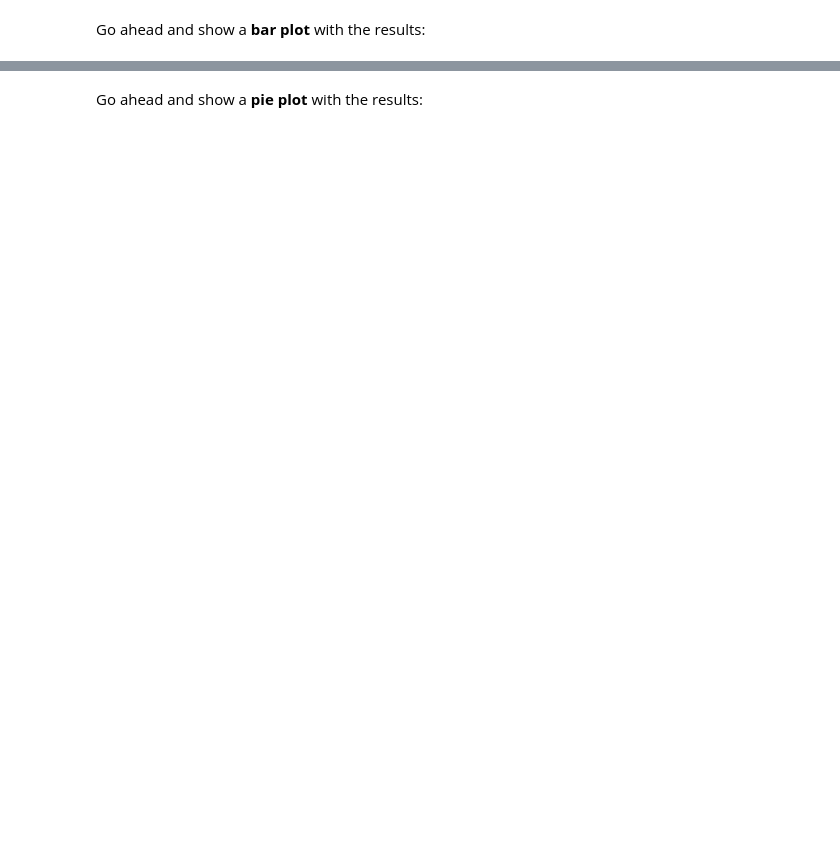
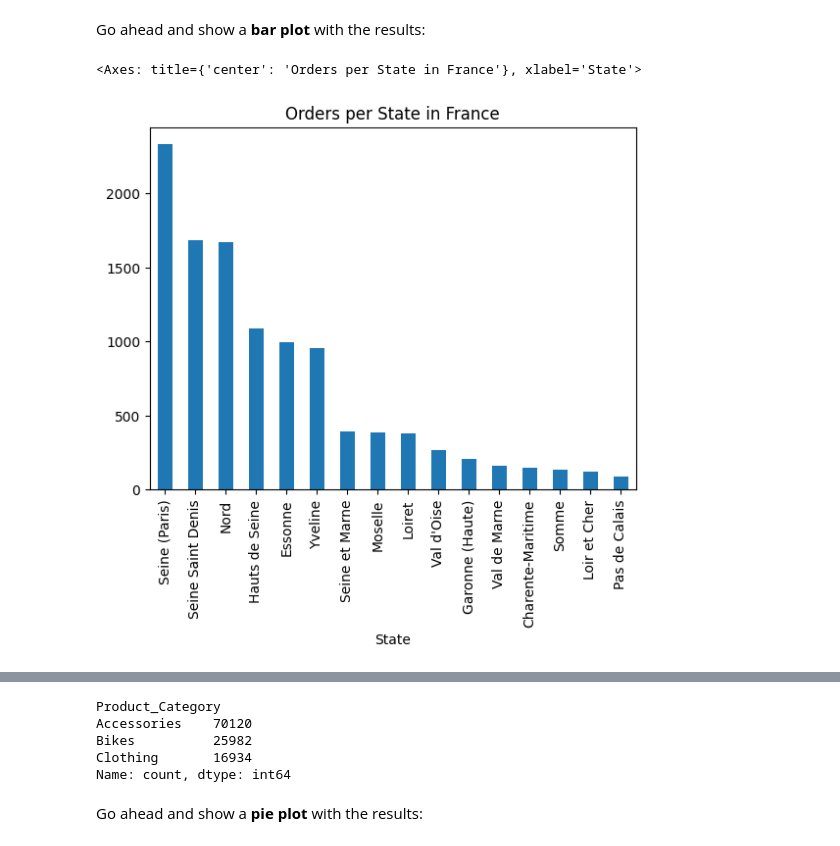
Before and after one commit to myllah/freecodecamp_data_analysis_with_python, a Jupyter notebook: 02 - Data Analysis Example A/Exercises_1.ipynb, the cells around one changed output, grey strips where cells are left out. Saved outputs shown, nothing was run; the diff lists cells and outputs as text; code cells hidden in the pictures; blank space fills up the shorter version.

```diff
--- a/02 - Data Analysis Example A/Exercises_1.ipynb
+++ b/02 - Data Analysis Example A/Exercises_1.ipynb
@@ -350,6 +354,7 @@ sales['Calculated_Date'].value_counts().plot(kind='line', figsize=(14,6))
 ### Increase 50 U$S revenue to every sale
 # %%
 # your code goes here
+sales['Revenue'] += 50
 # %%
 #sales['Revenue'] = sales['Revenue'] + 50
 
@@ -387,3 +417,9 @@ Go ahead and show a <b>bar plot</b> with the results:
+# %%
+# your code goes here
+sales.loc[sales['Country'] == 'France', 'State'].value_counts().plot(kind='bar', title='Orders per State in France')
+# %% [output]
+<Axes: title={'center': 'Orders per State in France'}, xlabel='State'>
+[figure, added]
 # %%
 france_states.plot(kind='bar', figsize=(14,6))
 # %% [markdown]
@@ -392,6 +428,13 @@ france_states.plot(kind='bar', figsize=(14,6))
 ### How many sales were made per category?
 # %%
 # your code goes here
+sales['Product_Category'].value_counts()
+# %% [output]
+Product_Category
+Accessories    70120
+Bikes          25982
+Clothing       16934
+Name: count, dtype: int64
 # %%
 sales['Product_Category'].value_counts()
 # %% [markdown]
```
Also changed, not shown: parts of 13 cells of this notebook.
